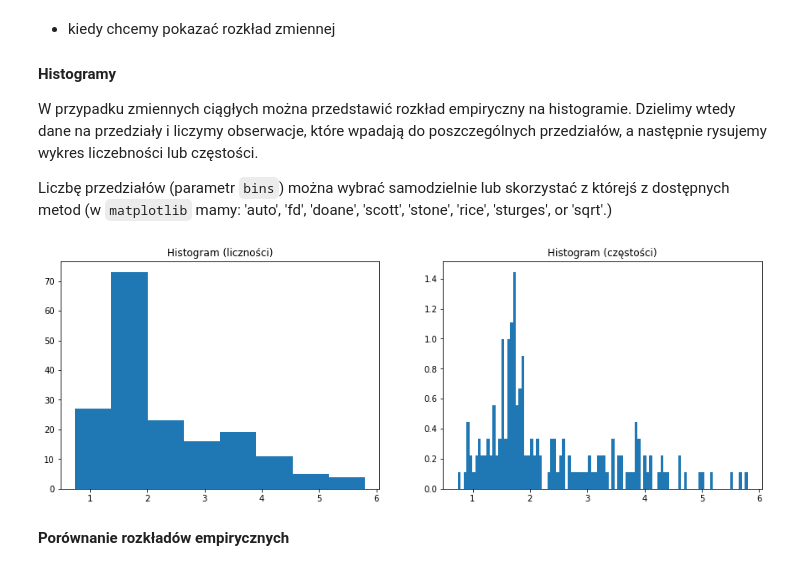
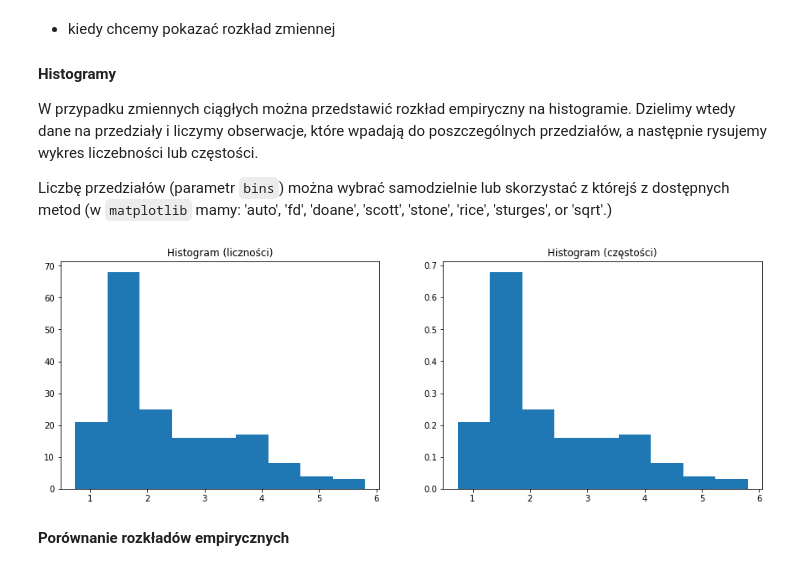
Before and after one commit to MalgosiaL/stat_prob_2020_10, a Jupyter notebook: sobota_lab.ipynb, the cells around one changed output. Cells and saved outputs as stored; diff of their text form; code cells hidden in the pictures.

```diff
--- a/sobota_lab.ipynb
+++ b/sobota_lab.ipynb
@@ -490,13 +490,13 @@ W przypadku zmiennych ciągłych można przedstawić rozkład empiryczny na hist
 Liczbę przedziałów (parametr `bins`) można wybrać samodzielnie lub skorzystać z którejś z dostępnych metod (w `matplotlib` mamy: 'auto', 'fd', 'doane', 'scott', 'stone', 'rice', 'sturges', or 'sqrt'.)
 # %%
 fig, axs = plt.subplots(1, 2, figsize=(15, 5))
-axs[0].hist(df["malic_acid"], bins='scott')
+axs[0].hist(df["malic_acid"], bins='sturges')
 axs[0].set_title('Histogram (liczności)')
-axs[1].hist(df["malic_acid"], density=True, bins=100)
+axs[1].hist(df["malic_acid"], density=True, bins='sturges')
 axs[1].set_title('Histogram (częstości)')
 plt.show()
 # %% [output]
-[figure, old version]
+[figure, new version]
 # %% [markdown]
 **Porównanie rozkładów empirycznych**
 # %% [markdown]
```
Also changed, not shown: parts of 20 cells of this notebook.
